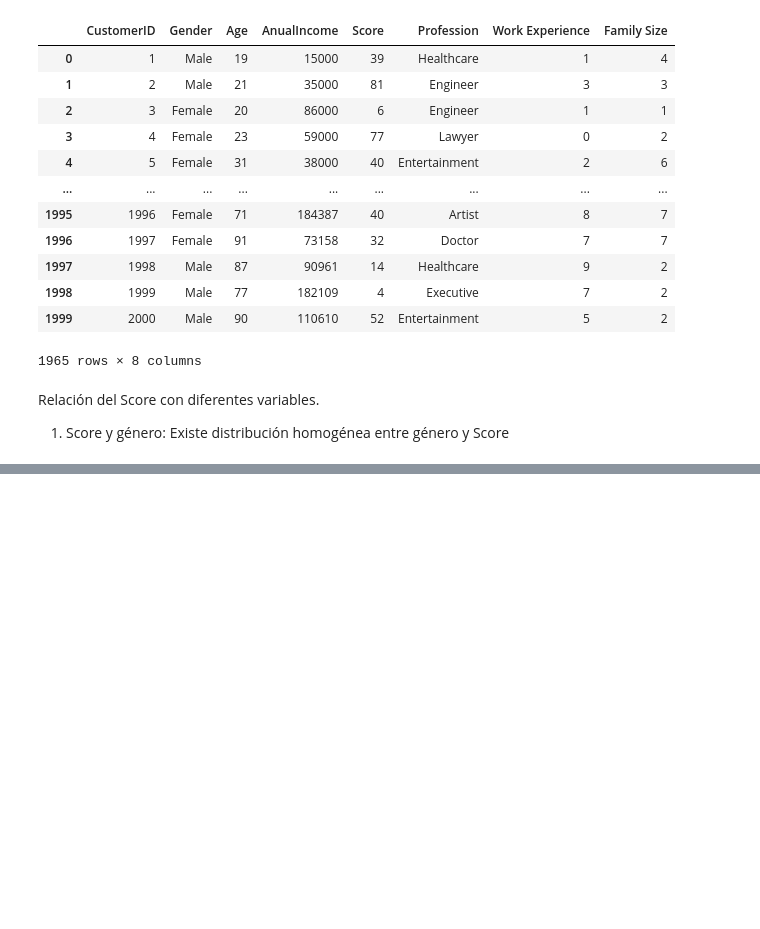
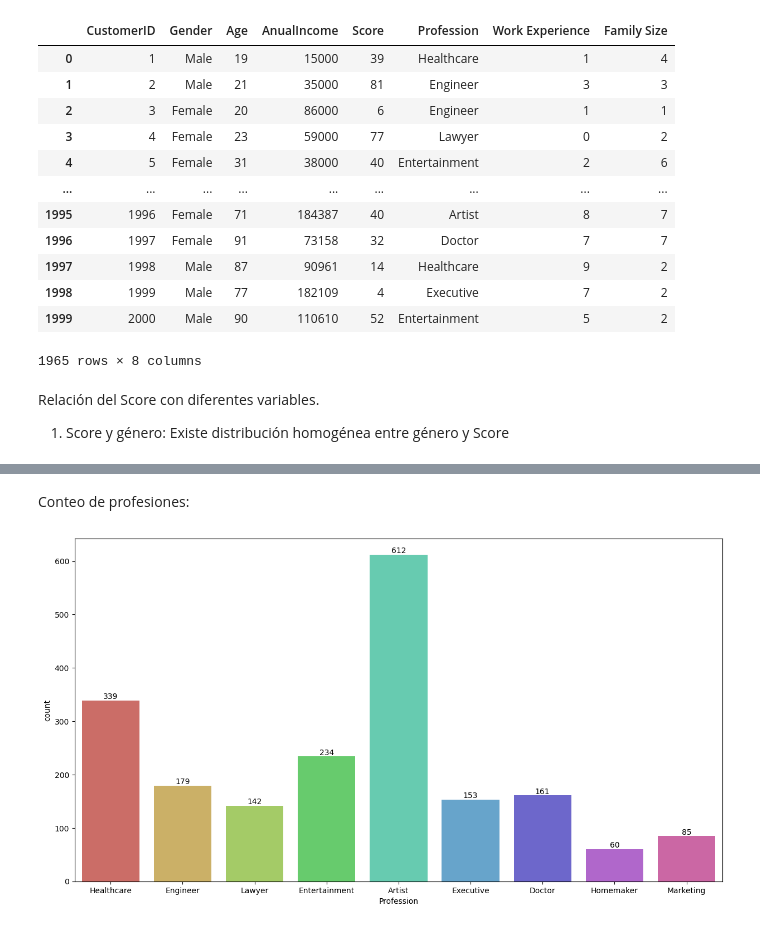
Before and after one commit to adolfo85/shopcustomer, a Jupyter notebook: notebooks/0.0-shopcustomer-introduction.ipynb, the cells around one changed output, grey strips where cells are left out. Saved outputs shown, nothing was run; the diff lists cells and outputs as text; code cells hidden in the pictures; blank space fills up the shorter version.

Commit message:
conteo por profesiones

```diff
--- a/notebooks/0.0-shopcustomer-introduction.ipynb
+++ b/notebooks/0.0-shopcustomer-introduction.ipynb
@@ -175,0 +176,8 @@ ax =sns.stripplot(
+# %% [markdown]
+Conteo de profesiones:
+# %%
+plt.figure(figsize = (15, 8))
+ax = sns.countplot(x='Profession', data=df_2, palette="hls")
+ax.bar_label(ax.containers[0]);
+# %% [output]
+[figure, added]
```
Also changed, not shown: parts of 2 cells of this notebook.
